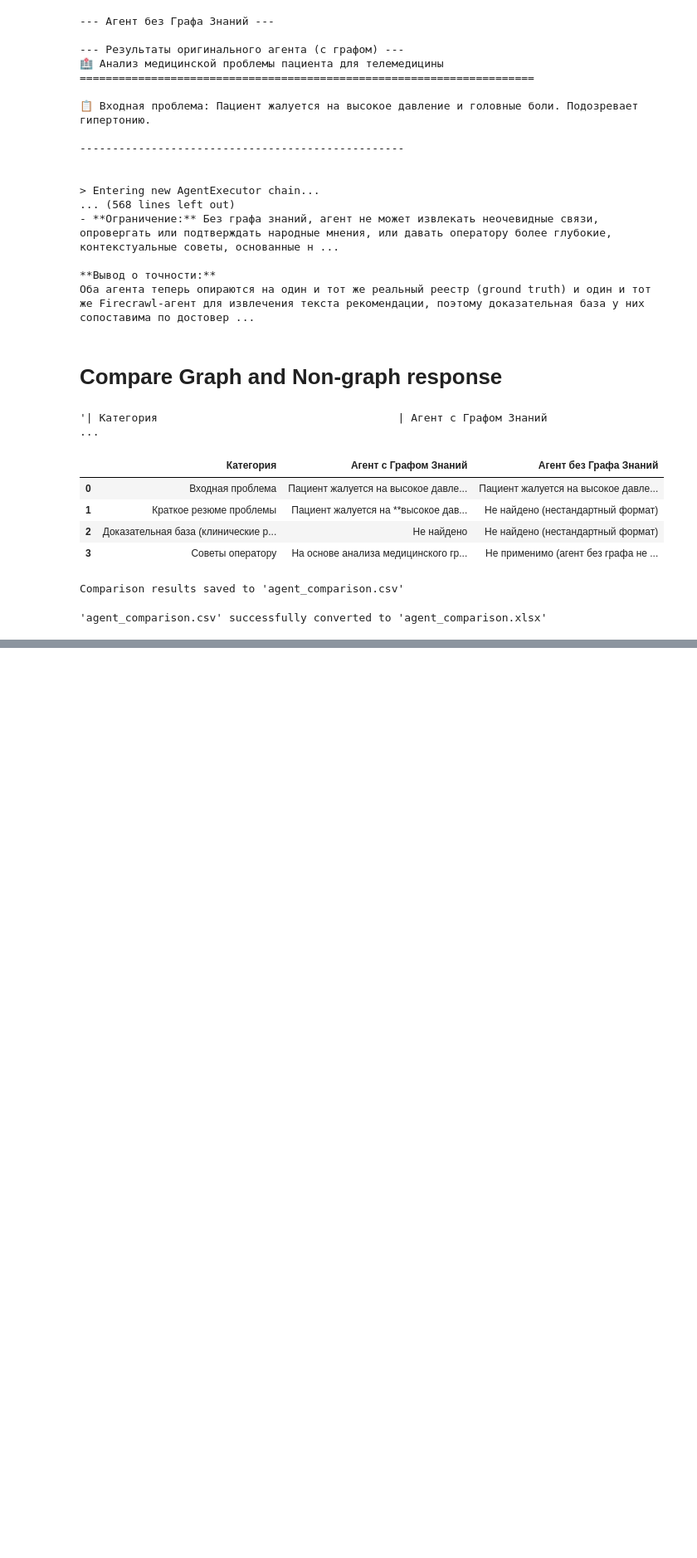
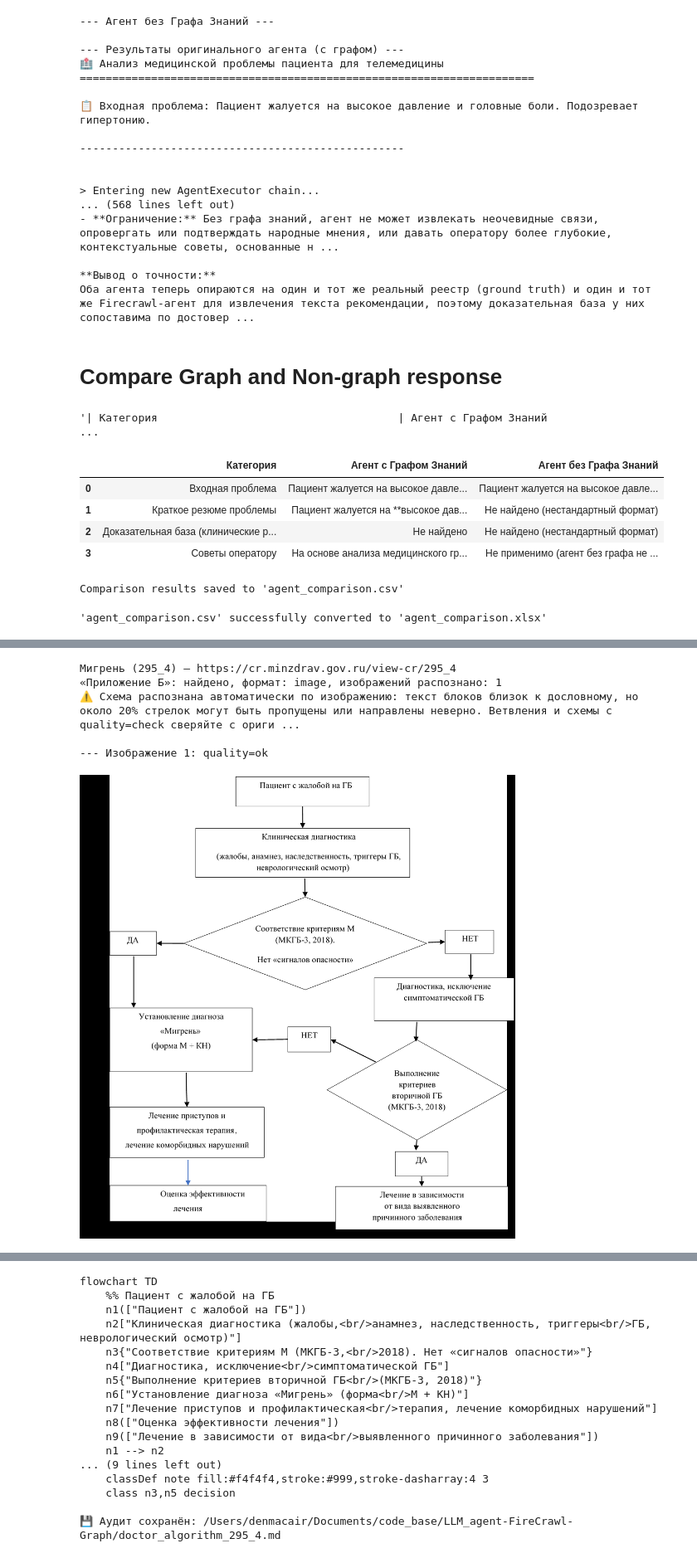
Before and after one commit to D2718281828nis/LLM_agent-FireCrawl-Graph, a Jupyter notebook: Telemed-conf-AI-assistant.ipynb, the cells around one changed output, grey strips where cells are left out. Shown at 83% size. Saved outputs shown, nothing was run; the diff lists cells and outputs as text; code cells hidden in the pictures; blank space fills up the shorter version.

````diff
--- a/Telemed-conf-AI-assistant.ipynb
+++ b/Telemed-conf-AI-assistant.ipynb
@@ -1001,0 +2191,60 @@ print(f"'{csv_filename}' successfully converted to '{xlsx_filename}'")
+# %%
+# Оригинал «Приложения Б» рядом с распознанной схемой + аудит-файл doctor_algorithm_<ID>.md
+# (GitHub рисует блоки ```mermaid в Markdown сам — схему можно сверить и там).
+from IPython.display import HTML, Image as IPImage
+
+
+def display_mermaid(code: str) -> None:
+    """Рисует Mermaid прямо в Notebook (Colab, Jupyter, VS Code) через mermaid.js."""
+    div_id = f"mermaid-{abs(hash(code))}"
+    source = json.dumps(code).replace("</", "<\\/")
+    display(HTML(f"""<div id="{div_id}"></div>
+<script type="module">
+import mermaid from "https://cdn.jsdelivr.net/npm/mermaid@11.12.0/dist/mermaid.esm.min.mjs";
+mermaid.initialize({{ startOnLoad: false, securityLevel: "strict" }});
+const {{ svg }} = await mermaid.render("{div_id}-svg", {source});
+document.getElementById("{div_id}").innerHTML = svg;
+</script>"""))
+
+
+def show_doctor_algorithm(clinical_id: str, save_markdown: bool = True) -> dict:
+    result = extract_doctor_algorithm(clinical_id)
+    print(f"{result['title']} ({clinical_id}) — {result['source_url']}")
+    print(f"«Приложение Б»: {'найдено' if result['appendix_found'] else 'не найдено'}, "
+          f"формат: {result['source_type']}, изображений распознано: {len(result['diagrams'])}")
+    print(f"⚠️ {DOCTOR_ALGORITHM_DISCLAIMER}")
+    report = [f"# {result['title']} — алгоритм действий врача", "",
+              f"Источник: {result['source_url']}", "", f"> {DOCTOR_ALGORITHM_DISCLAIMER}", ""]
+    for d in result["diagrams"]:
+        print(f"\n--- Изображение {d['index']}: quality={d['quality']} {d.get('caption', '')[:80]}")
+        for warning in d.get("warnings", []):
+            print(f"  ⚠️ {warning}")
+        display(IPImage(data=base64.b64decode(d["image_data_uri"].split(",", 1)[1]), width=650))
+        report += [f"## Изображение {d['index']} — quality: {d['quality']}", ""]
+        if d.get("caption"):
+            report += [d["caption"], ""]
+        report += [f"- {w}" for w in d.get("warnings", [])] + ([""] if d.get("warnings") else [])
+        if d.get("mermaid"):
+            display_mermaid(d["mermaid"])
+            print(d["mermaid"])
+            report += ["```mermaid", d["mermaid"], "```", ""]
+        elif d.get("transcript"):
+            report += [f"Не блок-схема: {d['transcript'][:500]}", ""]
+    if result["source_type"] == "text":
+        print(result["text"][:3000])
+        report += [result["text"], ""]
+    if save_markdown:
+        path = Path(f"doctor_algorithm_{clinical_id}.md")
+        path.write_text("\n".join(report), encoding="utf-8")
+        print(f"\n💾 Аудит сохранён: {path.resolve()}")
+    return result
+
+
+doctor_algorithm = show_doctor_algorithm("295_4")  # Мигрень
+# %% [output]
+Мигрень (295_4) — https://cr.minzdrav.gov.ru/view-cr/295_4
+«Приложение Б»: найдено, формат: image, изображений распознано: 1
+⚠️ Схема распознана автоматически по изображению: текст блоков близок к дословному, но около 20% стрелок могут быть пропущены или направлены неверно. Ветвления и схемы с quality=check сверяйте с ориги ...
+
+--- Изображение 1: quality=ok
+[figure, added]
@@ -1001,0 +2252,17 @@ print(f"'{csv_filename}' successfully converted to '{xlsx_filename}'")
+flowchart TD
+    %% Пациент с жалобой на ГБ
+    n1(["Пациент с жалобой на ГБ"])
+    n2["Клиническая диагностика (жалобы,<br/>анамнез, наследственность, триггеры<br/>ГБ, неврологический осмотр)"]
+    n3{"Соответствие критериям M (МКГБ-3,<br/>2018). Нет «сигналов опасности»"}
+    n4["Диагностика, исключение<br/>симптоматической ГБ"]
+    n5{"Выполнение критериев вторичной ГБ<br/>(МКГБ-3, 2018)"}
+    n6["Установление диагноза «Мигрень» (форма<br/>M + КН)"]
+    n7["Лечение приступов и профилактическая<br/>терапия, лечение коморбидных нарушений"]
+    n8(["Оценка эффективности лечения"])
+    n9(["Лечение в зависимости от вида<br/>выявленного причинного заболевания"])
+    n1 --> n2
+... (9 lines left out)
+    classDef note fill:#f4f4f4,stroke:#999,stroke-dasharray:4 3
+    class n3,n5 decision
+
+💾 Аудит сохранён: /Users/denmacair/Documents/code_base/LLM_agent-FireCrawl-Graph/doctor_algorithm_295_4.md
````
Also changed, not shown: parts of 18 cells of this notebook, 2 other files.
